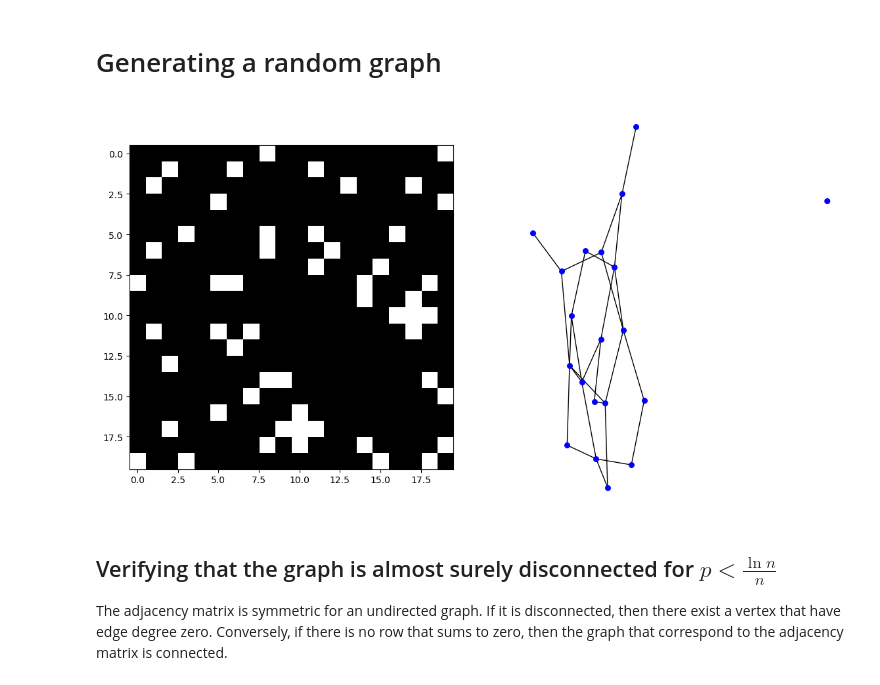
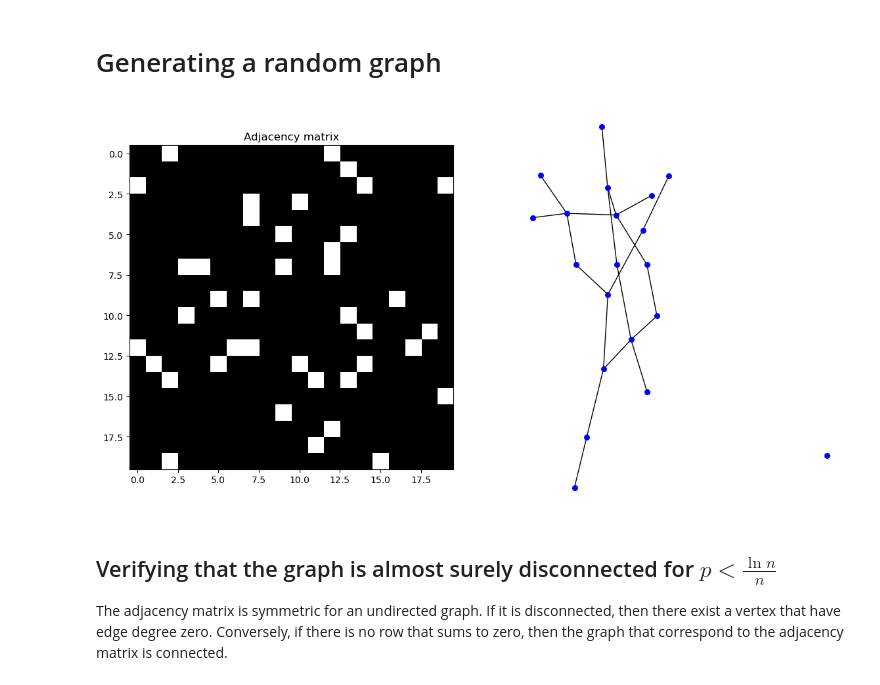
Before and after one commit to SunAndClouds/ComplexSystems, a Jupyter notebook: Lab3.ipynb, the cells around one changed output. Cells and saved outputs as stored; diff of their text form; code cells hidden in the pictures.

```diff
--- a/Lab3.ipynb
+++ b/Lab3.ipynb
@@ -157,28 +157,30 @@ The modularity is close to 1 which indicates that it is "obvious" that there are
 # %%
 @njit
 def generate_er_graph(n, p):
     A = np.zeros((n, n), dtype=np.int32)
 
     for i in range(n):
         for j in range(i + 1, n): # skipping the main diagonal
             r = random.random()
             if r < p:
                 A[i, j] = 1
                 A[j, i] = 1
 
     return A
 
 
 n = 20 # number fo vertices
 p = 0.1 # probability
 
 adj_matrix = generate_er_graph(n, p)
 fig, ax = plt.subplots(1,2)
+
+ax[0].set_title("Adjacency matrix")
 ax[0].imshow(adj_matrix)
 G = nx.from_numpy_array(adj_matrix)
 nx.draw(G, with_labels=False, node_color='blue', font_weight='bold', ax=ax[1], node_size=30)
 # %% [output]
-[figure, old version]
+[figure, new version]
 # %% [markdown]
 ## Verifying that the graph is almost surely disconnected for $p < \frac{\ln n}{n}$
 The adjacency matrix is symmetric for an undirected graph. If it is disconnected, then there exist a vertex that have edge degree zero.
```
Also changed, not shown: parts of 6 cells of this notebook.
